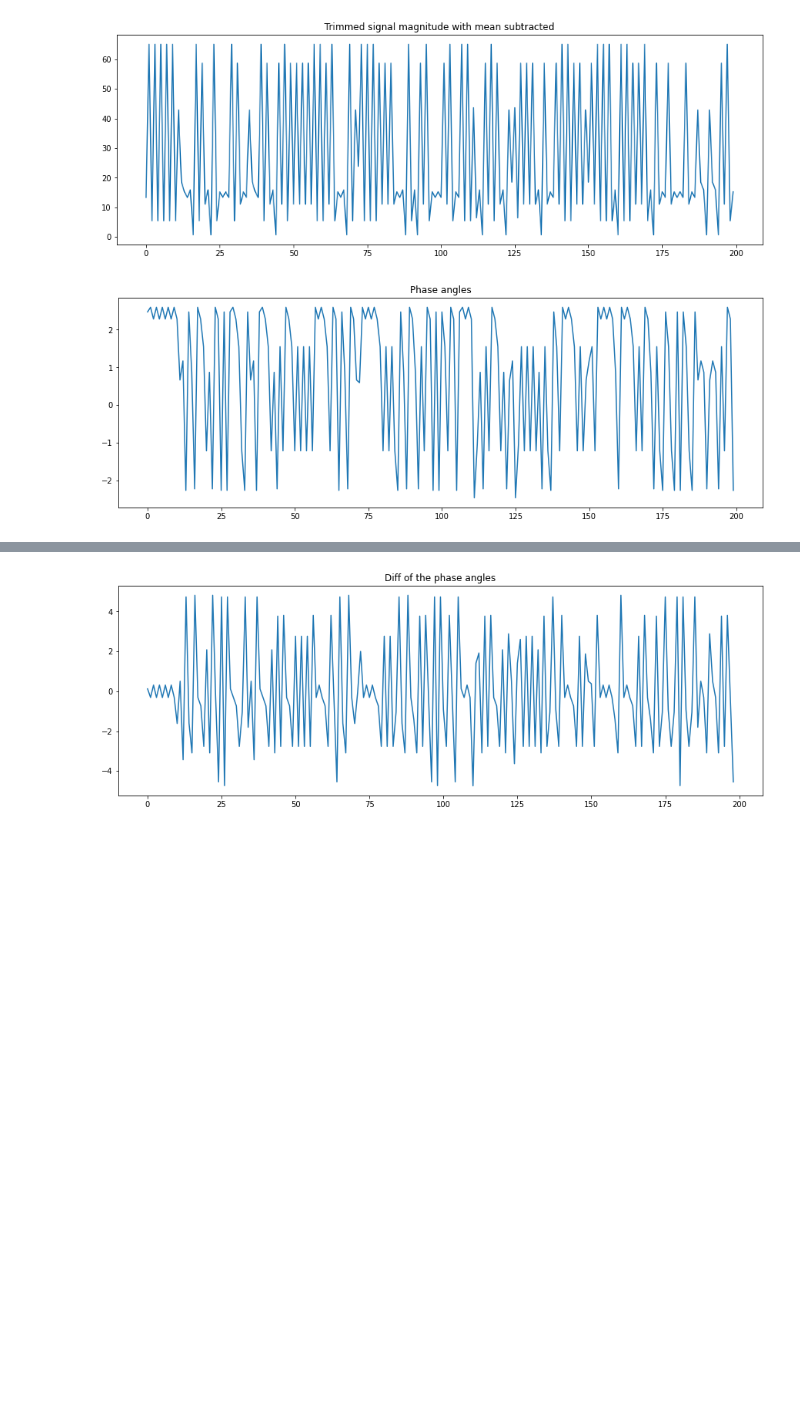
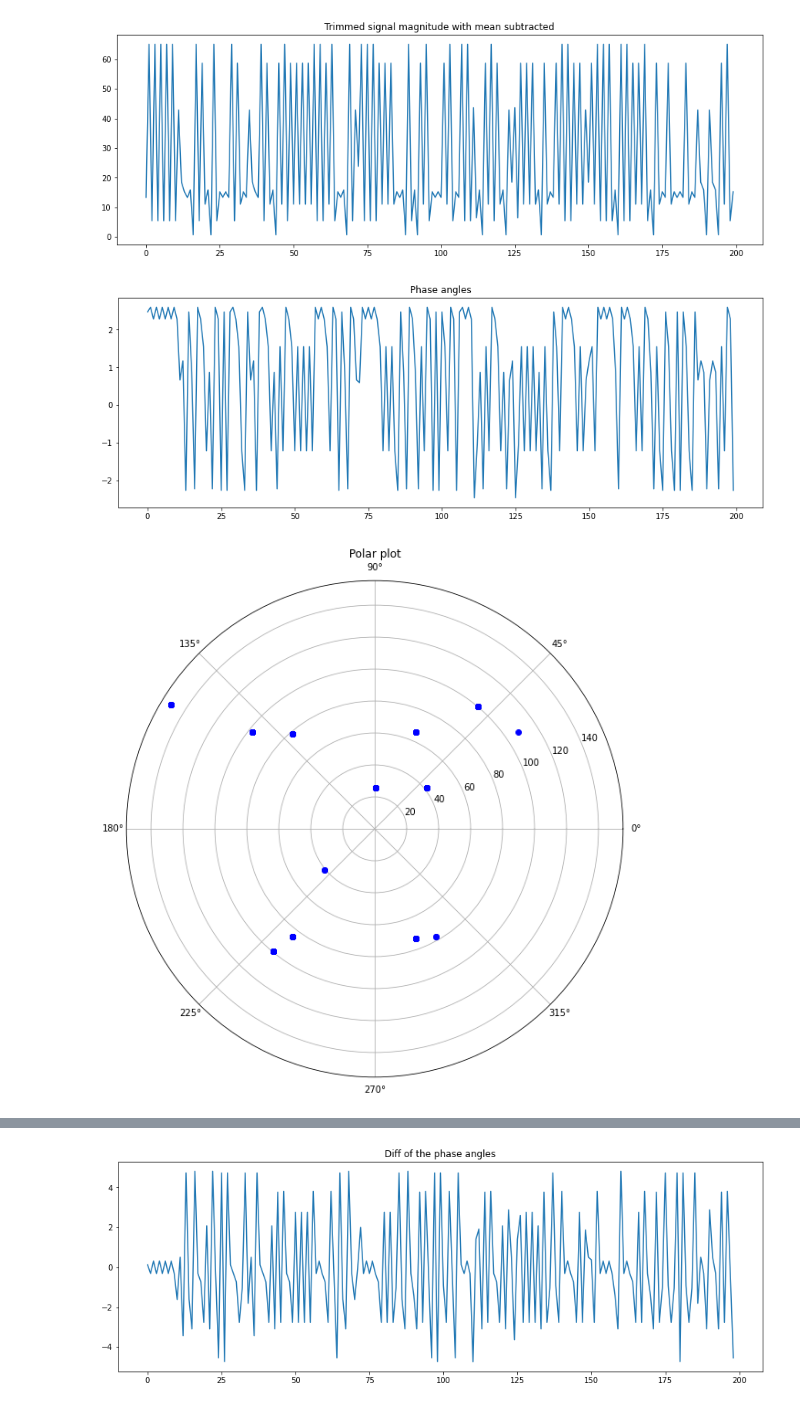
Before and after one commit to dpattison3/SDR_satellite_tracking, a Jupyter notebook: analysis/falconsat_tlm.ipynb, the cells around one changed output, grey strips where cells are left out. Drawn from its saved outputs; the diff is of its cells as text; code cells hidden in the pictures; blank space fills up the shorter version.

```diff
--- a/analysis/falconsat_tlm.ipynb
+++ b/analysis/falconsat_tlm.ipynb
@@ -48,9 +48,15 @@ pylab.show(2)
 # %%
 phase_angles = np.angle(trimmed_signal)
 
 pylab.figure(3,figsize=[15,5])
 pylab.plot(phase_angles)
 pylab.title("Phase angles")
 pylab.show(3)
+
+pylab.figure(4,figsize=(10,10))
+pylab.polar(phase_angles,np.abs(trimmed_signal),'bo')
+pylab.title("Polar plot")
+pylab.show()
 # %% [output]
 [figure]
+[figure, added]
```
Also changed, not shown: parts of 7 cells of this notebook.
